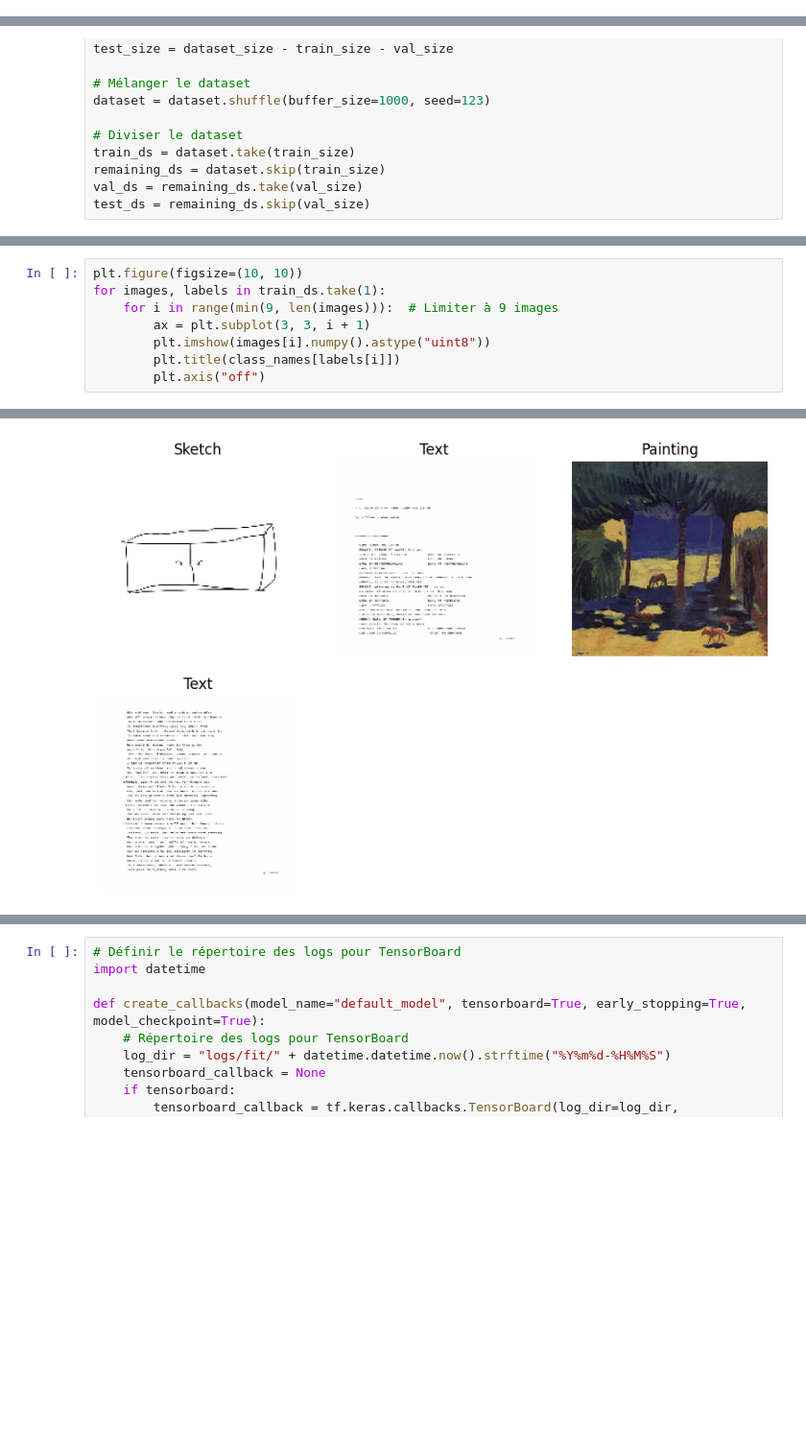
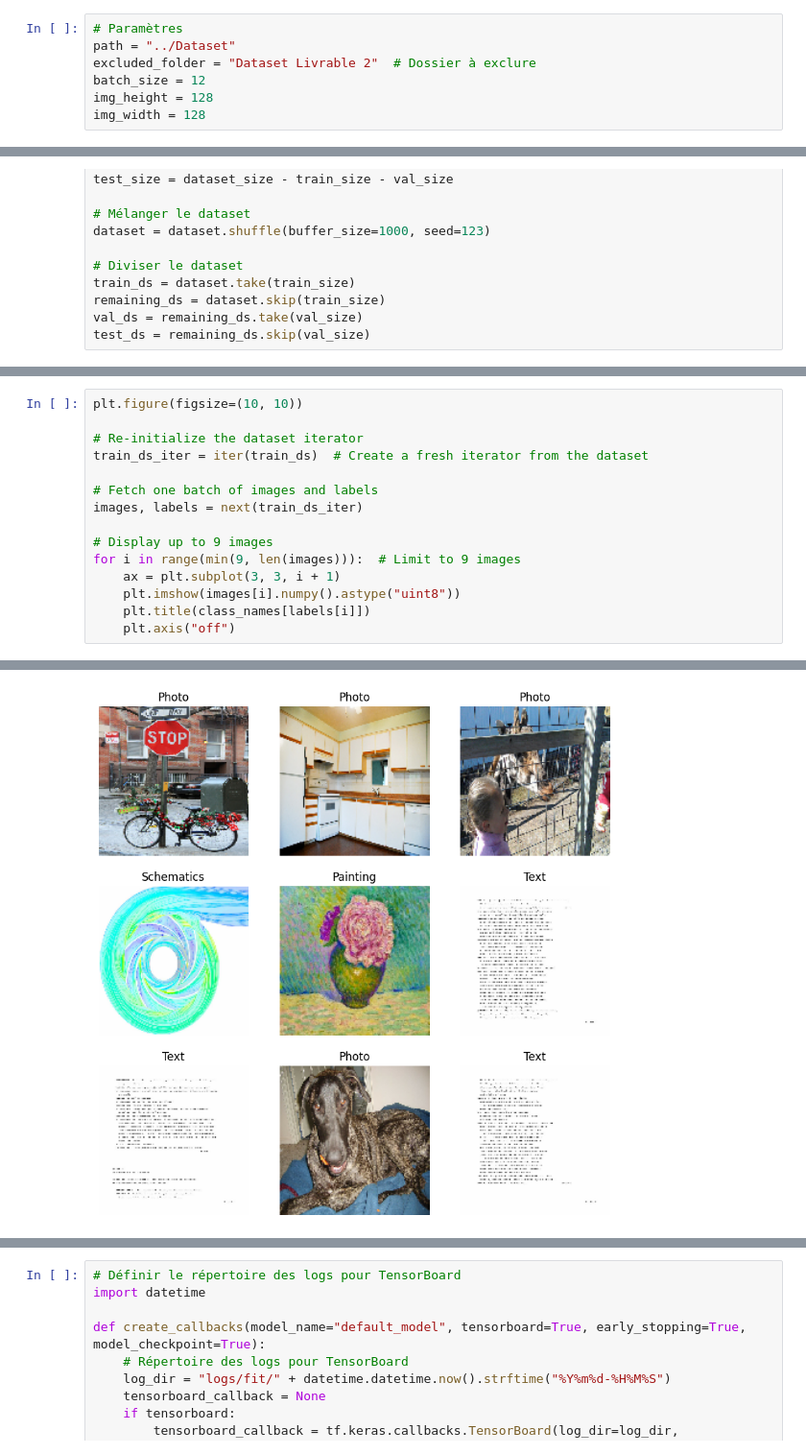
Before and after one commit to TouNoum/Leyanda, a Jupyter notebook: Livrable 1/Projet.ipynb, the cells around one changed output, grey strips where cells are left out. Shown at 96% size. Drawn from its saved outputs; the diff is of its cells as text; blank space fills up the shorter version.

```diff
--- a/Livrable 1/Projet.ipynb
+++ b/Livrable 1/Projet.ipynb
@@ -111,5 +113,12 @@ def fix_corrupted_images(directory):
     print(f"Errors encountered: {stats['errors']}")
 
 fix_corrupted_images("../Dataset")
+# %%
+# Paramètres
+path = "../Dataset"
+excluded_folder = "Dataset Livrable 2"  # Dossier à exclure
+batch_size = 12
+img_height = 128
+img_width = 128
 # %%
 
@@ -233,9 +239,16 @@ model = create_model(img_height, img_width, len(class_names))
 # %%
 plt.figure(figsize=(10, 10))
-for images, labels in train_ds.take(1):
-    for i in range(min(9, len(images))):  # Limiter à 9 images
-        ax = plt.subplot(3, 3, i + 1)
-        plt.imshow(images[i].numpy().astype("uint8"))
-        plt.title(class_names[labels[i]])
-        plt.axis("off")
+
+# Re-initialize the dataset iterator
+train_ds_iter = iter(train_ds)  # Create a fresh iterator from the dataset
+
+# Fetch one batch of images and labels
+images, labels = next(train_ds_iter)
+
+# Display up to 9 images
+for i in range(min(9, len(images))):  # Limit to 9 images
+    ax = plt.subplot(3, 3, i + 1)
+    plt.imshow(images[i].numpy().astype("uint8"))
+    plt.title(class_names[labels[i]])
+    plt.axis("off")
 # %% [output]
@@ -243,3 +257,3 @@ for images, labels in train_ds.take(1):
-[figure, old version]
+[figure, new version]
 # %%
 model.summary()
```
Also changed, not shown: parts of 9 cells of this notebook.
